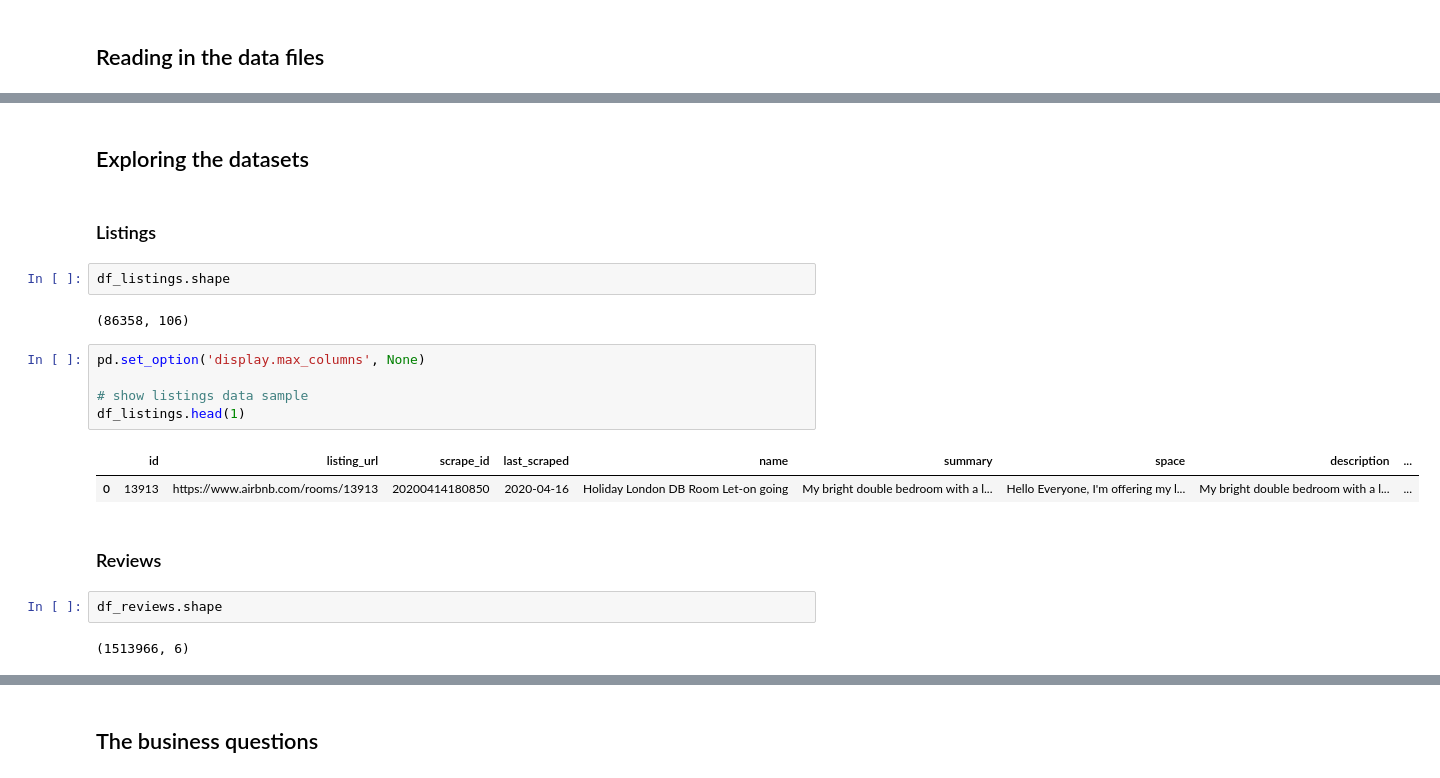
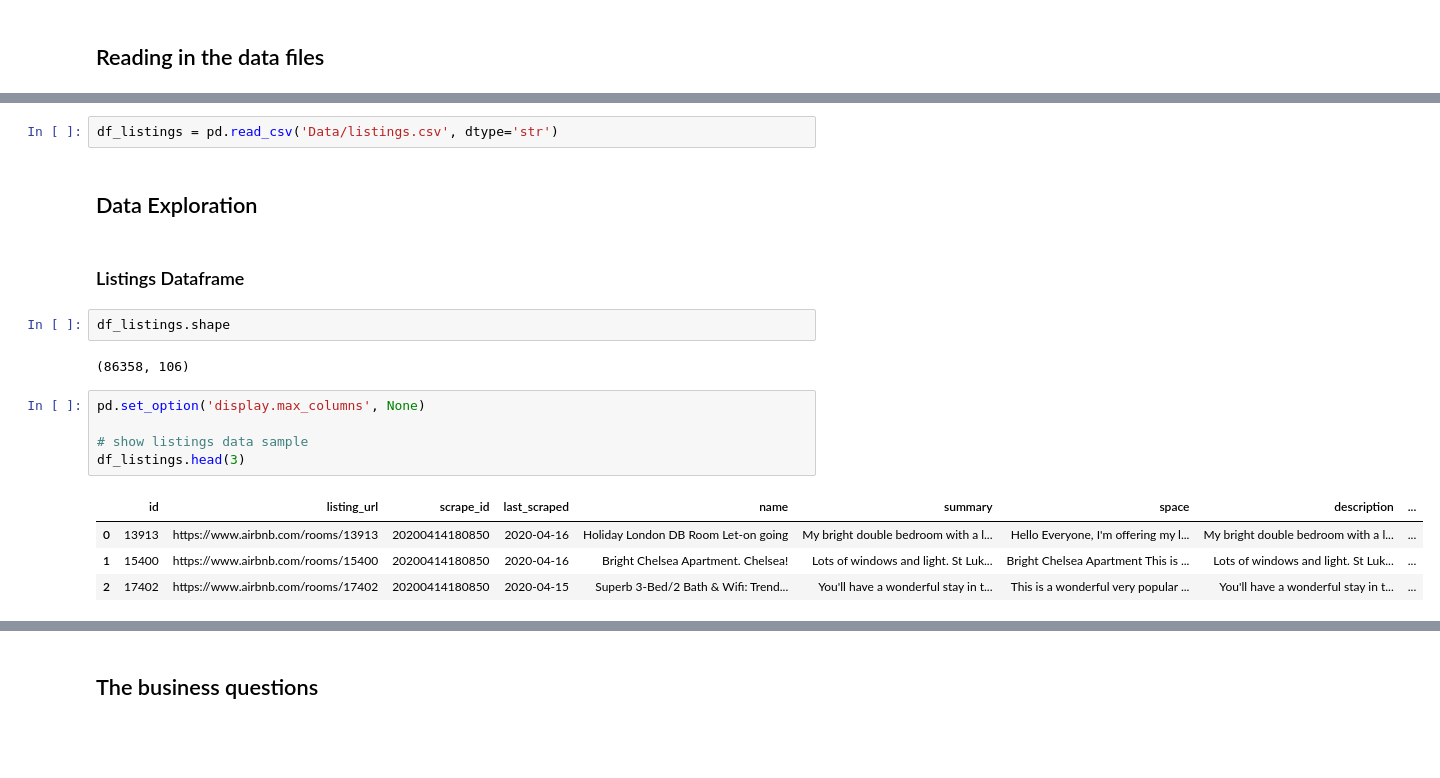
Before and after one commit to waltersmac/Predicting-AirBnB-Prices, a Jupyter notebook: Inside AirbnB - London 2020.ipynb, the cells around one changed output, grey strips where cells are left out. Saved outputs shown, nothing was run; the diff lists cells and outputs as text; blank space fills up the shorter version.

Commit message:
Restructured notebook, now exploring te listings dataset only

```diff
--- a/Inside AirbnB - London 2020.ipynb
+++ b/Inside AirbnB - London 2020.ipynb
@@ -30,7 +15,9 @@ df_reviews = pd.read_csv('/Users/rwalters/Documents/Airbnb Data 2020/reviews.csv
-# %% [markdown]
-## Exploring the datasets
+# %%
+df_listings = pd.read_csv('Data/listings.csv', dtype='str')
+# %% [markdown]
+## Data Exploration
 # %% [markdown]
-### Listings
+### Listings Dataframe
 # %%
 df_listings.shape
 # %% [output]
@@ -38,14 +25,10 @@ df_listings.shape
 # %%
 pd.set_option('display.max_columns', None)
 
 # show listings data sample
-df_listings.head(1)
+df_listings.head(3)
 # %% [output]
 |  | id | listing_url | scrape_id | last_scraped | name | summary | space | description | ... |
 | 0 | 13913 | https://www.airbnb.com/rooms/13913 | 20200414180850 | 2020-04-16 | Holiday London DB Room Let-on going | My bright double bedroom with a l... | Hello Everyone, I'm offering my l... | My bright double bedroom with a l... | ... |
+| 1 | 15400 | https://www.airbnb.com/rooms/15400 | 20200414180850 | 2020-04-16 | Bright Chelsea Apartment. Chelsea! | Lots of windows and light. St Luk... | Bright Chelsea Apartment This is ... | Lots of windows and light. St Luk... | ... |
+| 2 | 17402 | https://www.airbnb.com/rooms/17402 | 20200414180850 | 2020-04-15 | Superb 3-Bed/2 Bath & Wifi: Trend... | You'll have a wonderful stay in t... | This is a wonderful very popular ... | You'll have a wonderful stay in t... | ... |
-# %% [markdown]
-### Reviews
-# %%
-df_reviews.shape
-# %% [output]
-(1513966, 6)
```
Also changed, not shown: parts of 35 cells of this notebook.
